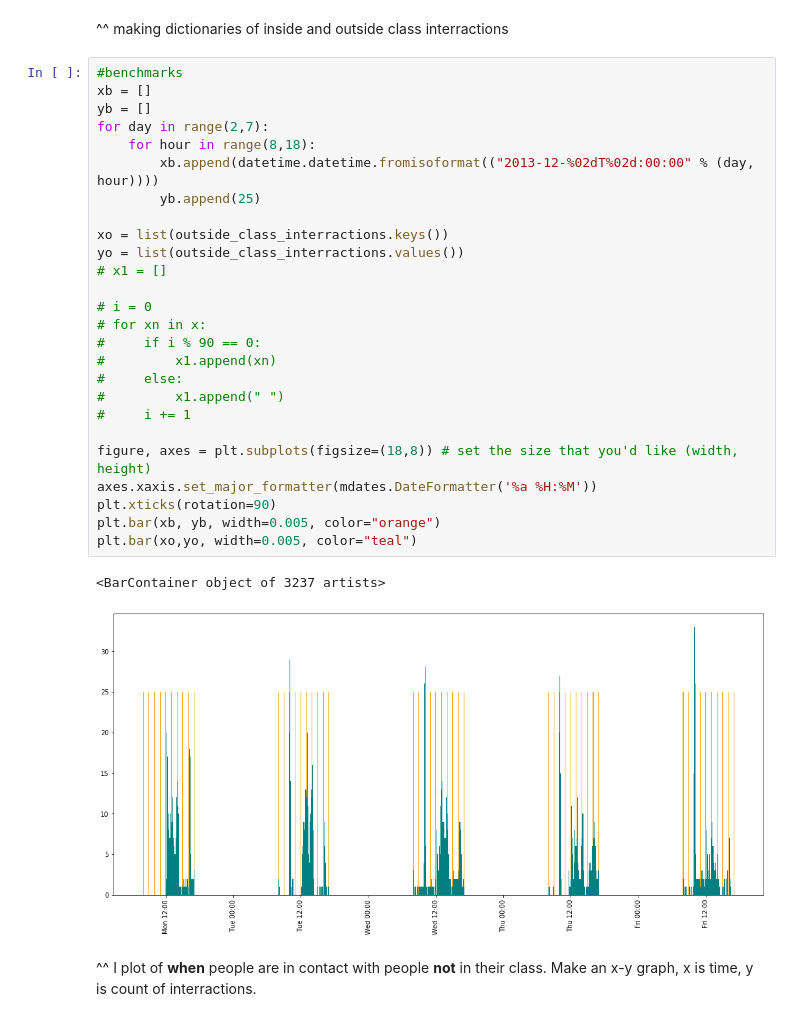
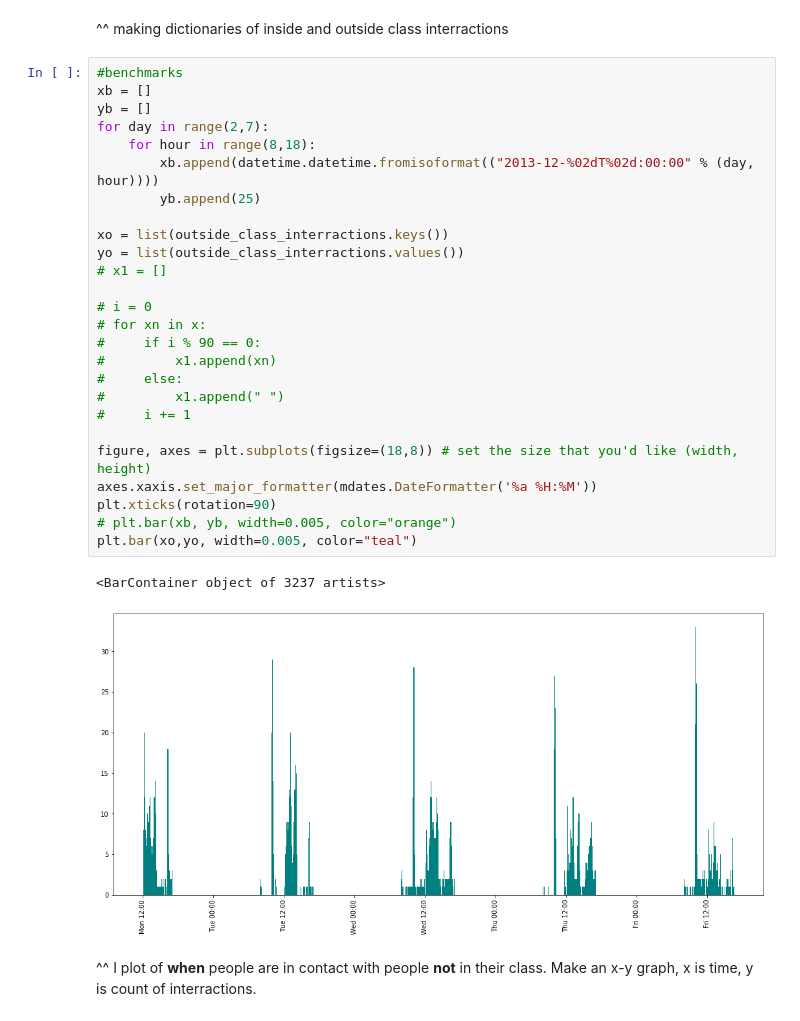
Before and after one commit to thetaspirit/hs-data-analysis, a Jupyter notebook: Week 2 and 3.ipynb, the cells around one changed output. Cells and saved outputs as stored; diff of their text form.

```diff
--- a/Week 2 and 3.ipynb
+++ b/Week 2 and 3.ipynb
@@ -39,32 +39,32 @@ dict_keys([datetime.datetime(2013, 12, 2, 12, 6, 20), datetime.datetime(2013, 12
 # %%
 #benchmarks
 xb = []
 yb = []
 for day in range(2,7):
     for hour in range(8,18):
         xb.append(datetime.datetime.fromisoformat(("2013-12-%02dT%02d:00:00" % (day, hour))))
         yb.append(25)
 
 xo = list(outside_class_interractions.keys())
 yo = list(outside_class_interractions.values())
 # x1 = []
 
 # i = 0
 # for xn in x:
 #     if i % 90 == 0:
 #         x1.append(xn)
 #     else:
 #         x1.append(" ")
 #     i += 1
 
 figure, axes = plt.subplots(figsize=(18,8)) # set the size that you'd like (width, height)
 axes.xaxis.set_major_formatter(mdates.DateFormatter('%a %H:%M'))
 plt.xticks(rotation=90)
-plt.bar(xb, yb, width=0.005, color="orange")
+# plt.bar(xb, yb, width=0.005, color="orange")
 plt.bar(xo,yo, width=0.005, color="teal")
 # %% [output]
 <BarContainer object of 3237 artists>
-[figure, old version]
+[figure, new version]
 # %% [markdown]
 ^^ I plot of **when** people are in contact with people **not** in their class.  Make an x-y graph, x is time, y is count of interractions.
 # %%
```
Also changed, not shown: 1 other file.
